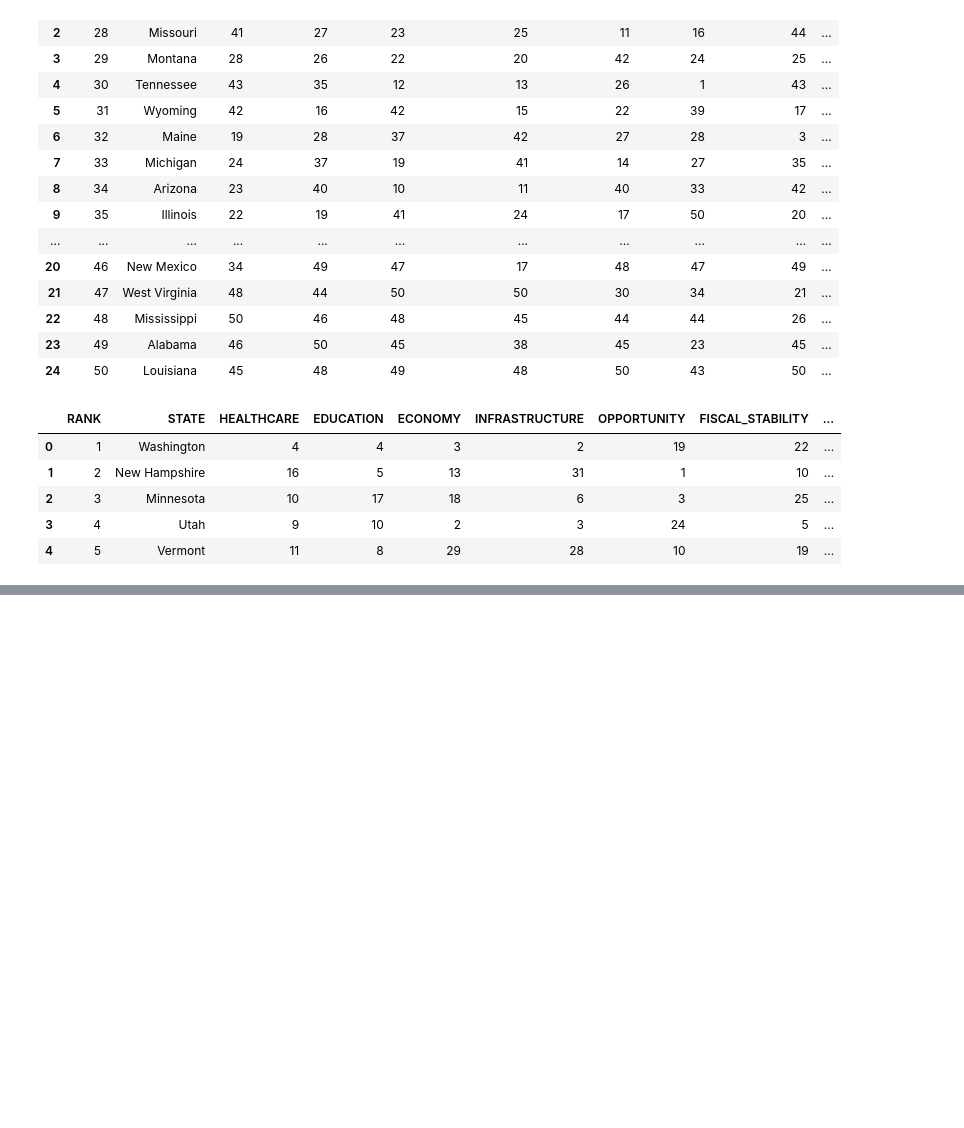
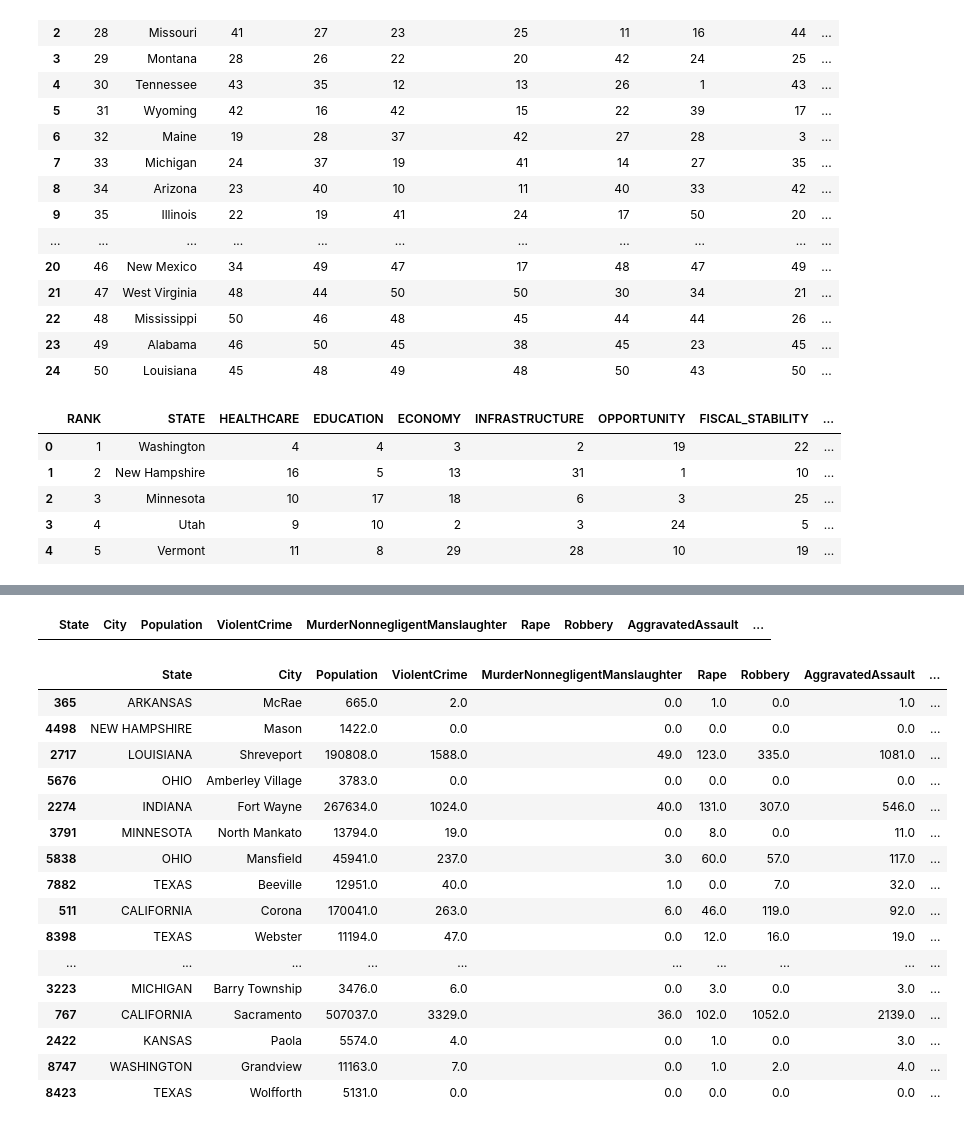
Before and after one commit to grykah/projects, a Jupyter notebook: DataScraping/ScrapingData.ipynb, the cells around one changed output, grey strips where cells are left out. Drawn from its saved outputs; the diff is of its cells as text; code cells hidden in the pictures; blank space fills up the shorter version.

```diff
--- a/DataScraping/ScrapingData.ipynb
+++ b/DataScraping/ScrapingData.ipynb
@@ -563,0 +603,3 @@ states_df.to_csv(save_path + data_name)
+# %%
+cdata1.State = cdata1.State.ffill()
+cdata1
@@ -563,0 +628,5 @@ states_df.to_csv(save_path + data_name)
+# %%
+cdata1.columns = ['State', 'City', 'Population', 'ViolentCrime',
+                  'MurderNonnegligentManslaughter', 'Rape', 'Robbery',
+                  'AggravatedAssault', 'PropertyCrime', 'Burglary', 'LarcenyTheft',
+                  'MotorVehicleTheft', 'Arson']
@@ -563,0 +647,29 @@ states_df.to_csv(save_path + data_name)
+# %%
+cdata1 = cdata1.fillna(0)
+# %%
+cdata1[cdata1.isnull().any(axis=1)]
+# %% [output]
+|  | State | City | Population | ViolentCrime | MurderNonnegligentManslaughter | Rape | Robbery | AggravatedAssault | ... |
+# %%
+cdata1.State = cdata1['State'].str.replace('\d+', '')
+cdata1.City = cdata1['City'].str.replace('\d+', '')
+# %%
+cdata1.sample(50)
+# %% [output]
+|  | State | City | Population | ViolentCrime | MurderNonnegligentManslaughter | Rape | Robbery | AggravatedAssault | ... |
+| 365 | ARKANSAS | McRae | 665.0 | 2.0 | 0.0 | 1.0 | 0.0 | 1.0 | ... |
+| 4498 | NEW HAMPSHIRE | Mason | 1422.0 | 0.0 | 0.0 | 0.0 | 0.0 | 0.0 | ... |
+| 2717 | LOUISIANA | Shreveport | 190808.0 | 1588.0 | 49.0 | 123.0 | 335.0 | 1081.0 | ... |
+| 5676 | OHIO | Amberley Village | 3783.0 | 0.0 | 0.0 | 0.0 | 0.0 | 0.0 | ... |
+| 2274 | INDIANA | Fort Wayne | 267634.0 | 1024.0 | 40.0 | 131.0 | 307.0 | 546.0 | ... |
+| 3791 | MINNESOTA | North Mankato | 13794.0 | 19.0 | 0.0 | 8.0 | 0.0 | 11.0 | ... |
+| 5838 | OHIO | Mansfield | 45941.0 | 237.0 | 3.0 | 60.0 | 57.0 | 117.0 | ... |
+| 7882 | TEXAS | Beeville | 12951.0 | 40.0 | 1.0 | 0.0 | 7.0 | 32.0 | ... |
+| 511 | CALIFORNIA | Corona | 170041.0 | 263.0 | 6.0 | 46.0 | 119.0 | 92.0 | ... |
+| 8398 | TEXAS | Webster | 11194.0 | 47.0 | 0.0 | 12.0 | 16.0 | 19.0 | ... |
+| ... | ... | ... | ... | ... | ... | ... | ... | ... | ... |
+| 3223 | MICHIGAN | Barry Township | 3476.0 | 6.0 | 0.0 | 3.0 | 0.0 | 3.0 | ... |
+| 767 | CALIFORNIA | Sacramento | 507037.0 | 3329.0 | 36.0 | 102.0 | 1052.0 | 2139.0 | ... |
+| 2422 | KANSAS | Paola | 5574.0 | 4.0 | 0.0 | 1.0 | 0.0 | 3.0 | ... |
+| 8747 | WASHINGTON | Grandview | 11163.0 | 7.0 | 0.0 | 1.0 | 2.0 | 4.0 | ... |
+| 8423 | TEXAS | Wolfforth | 5131.0 | 0.0 | 0.0 | 0.0 | 0.0 | 0.0 | ... |
```
Also changed, not shown: parts of 19 cells of this notebook, 5 other files.
